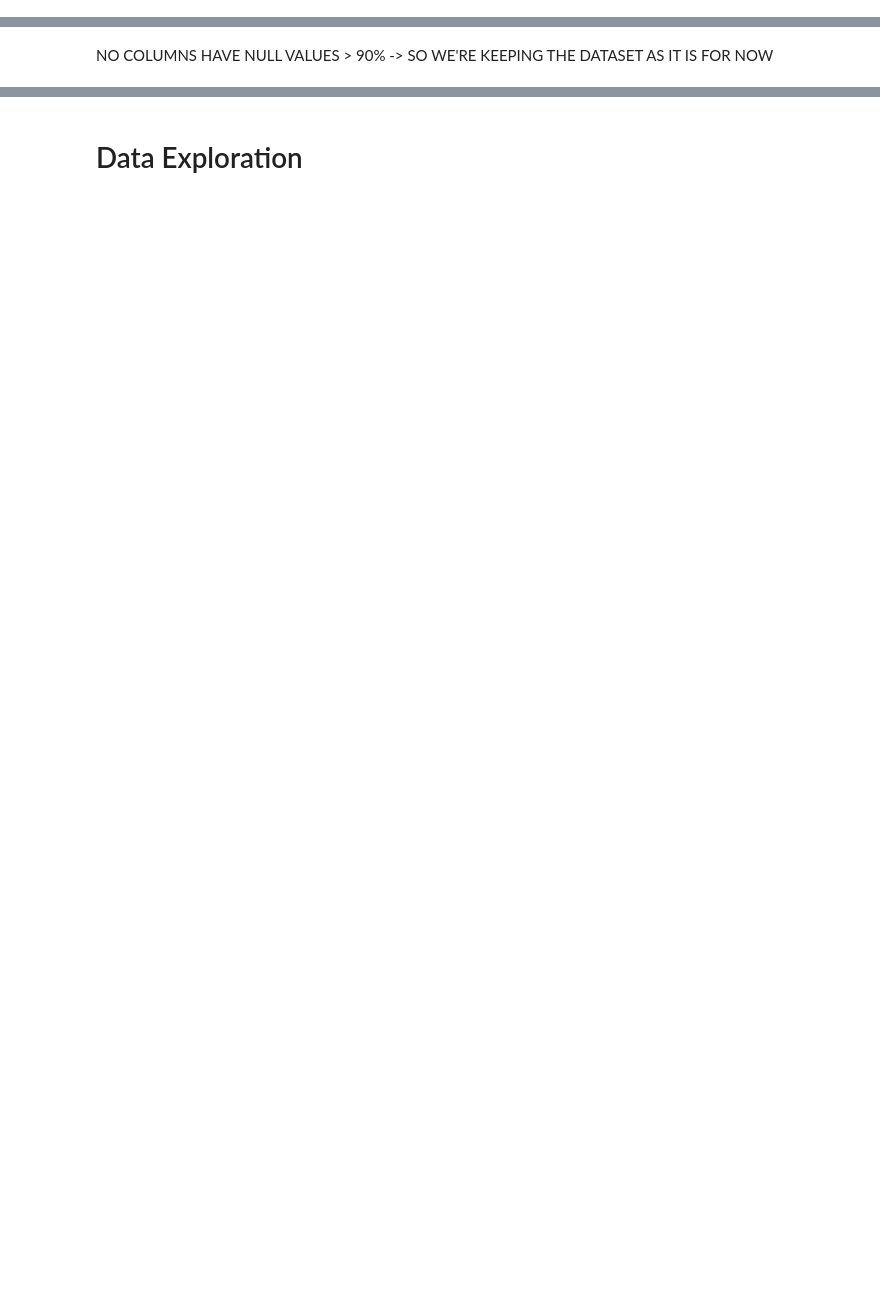
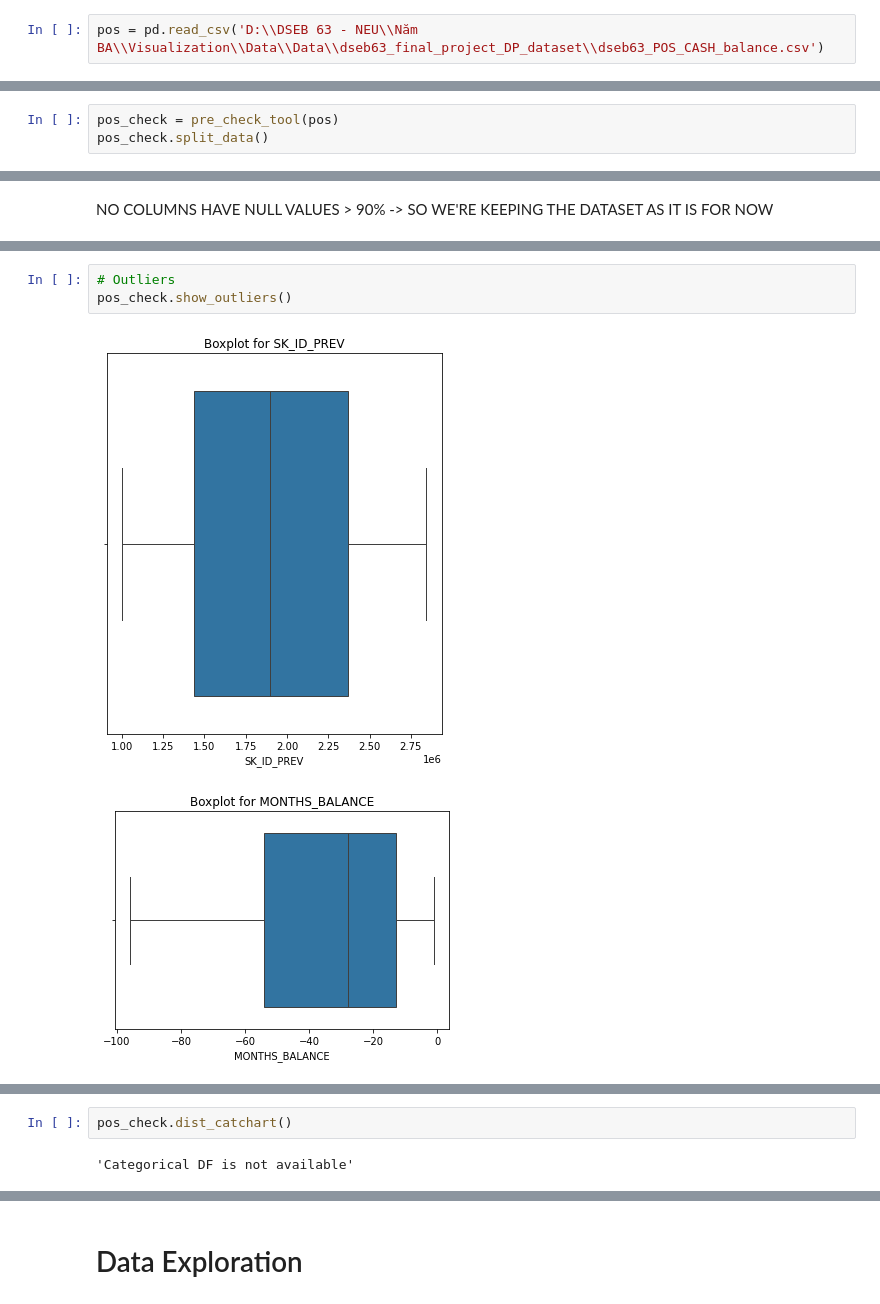
Before and after one commit to dunp7/Home-Default-Credit-Risk, a Jupyter notebook: Cleaning + EDA/POS_Cash_Balance.ipynb, the cells around one changed output, grey strips where cells are left out. Saved outputs shown, nothing was run; the diff lists cells and outputs as text; blank space fills up the shorter version.

```diff
--- a/Cleaning + EDA/POS_Cash_Balance.ipynb
+++ b/Cleaning + EDA/POS_Cash_Balance.ipynb
@@ -8 +11,3 @@ pos = pd.read_csv('F:\\Downloads\\dseb-63-data-preparation-final-project\\dseb63
+# %%
+pos = pd.read_csv('D:\\DSEB 63 - NEU\\Năm BA\\Visualization\\Data\\Data\\dseb63_final_project_DP_dataset\\dseb63_POS_CASH_balance.csv')
 # %%
@@ -65,0 +24,3 @@ Index([], dtype='object')
+# %%
+pos_check = pre_check_tool(pos)
+pos_check.split_data()
@@ -93,0 +68,6 @@ for column in pos.columns:
+# %%
+# Outliers
+pos_check.show_outliers()
+# %% [output]
+[figure, added]
+[figure, added]
@@ -93,0 +79,4 @@ for column in pos.columns:
+# %%
+pos_check.dist_catchart()
+# %% [output]
+'Categorical DF is not available'
```
Also changed, not shown: parts of 35 cells of this notebook, 4 other files.
